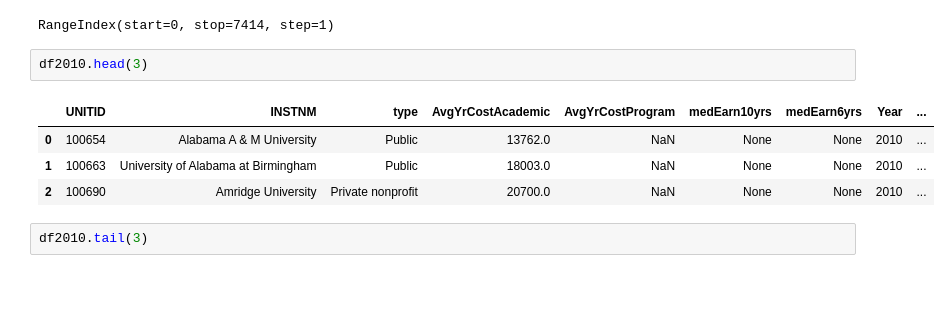
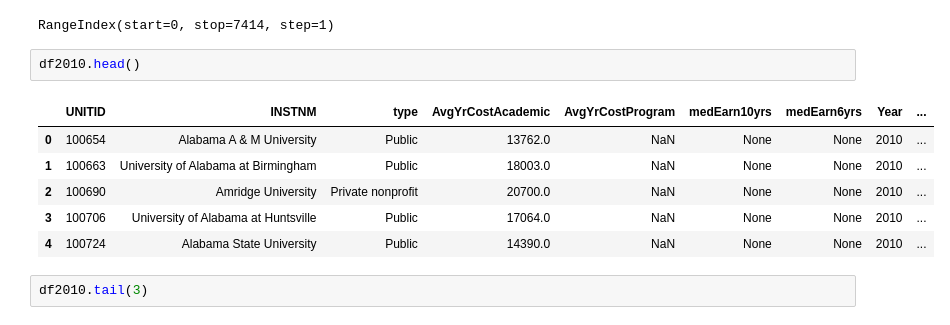
Before and after one commit to peterfig/intro2ml, a Jupyter notebook: college.ipynb, the cells around one changed output. Cells and saved outputs as stored; diff of their text form; blank space fills up the shorter version.

```diff
--- a/college.ipynb
+++ b/college.ipynb
@@ -176,12 +186,14 @@ df2010.index
 # %% [output]
 RangeIndex(start=0, stop=7414, step=1)
 # %%
-df2010.head(3)
+df2010.head()
 # %% [output]
 |  | UNITID | INSTNM | type | AvgYrCostAcademic | AvgYrCostProgram | medEarn10yrs | medEarn6yrs | Year | ... |
 | 0 | 100654 | Alabama A & M University | Public | 13762.0 | NaN | None | None | 2010 | ... |
 | 1 | 100663 | University of Alabama at Birmingham | Public | 18003.0 | NaN | None | None | 2010 | ... |
 | 2 | 100690 | Amridge University | Private nonprofit | 20700.0 | NaN | None | None | 2010 | ... |
+| 3 | 100706 | University of Alabama at Huntsville | Public | 17064.0 | NaN | None | None | 2010 | ... |
+| 4 | 100724 | Alabama State University | Public | 14390.0 | NaN | None | None | 2010 | ... |
 # %%
 df2010.tail(3)
 # %% [output]
```
Also changed, not shown: parts of 53 cells of this notebook, 6 other files.
